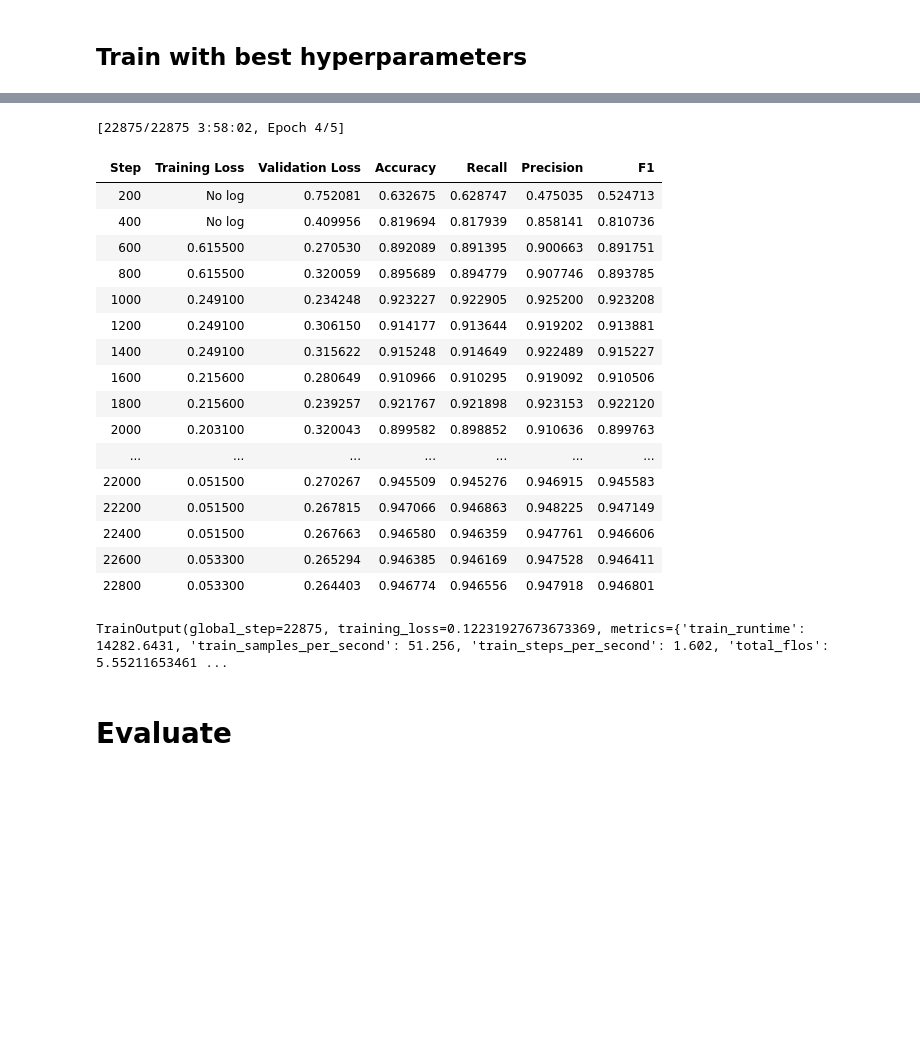
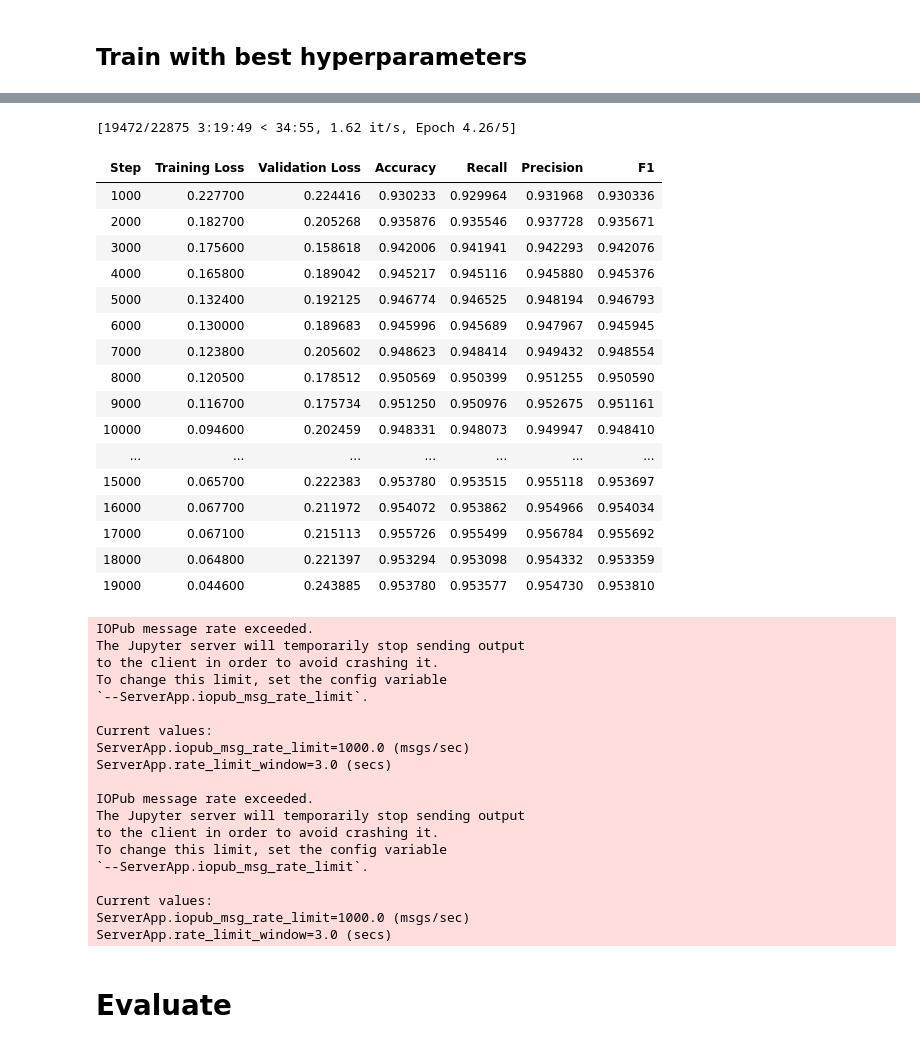
Before and after one commit to boeyjw/KCL-MScAI-FactChecking-Code, a Jupyter notebook: nb/05_Model_Training/12_CPURE-FEVER_xlnet-doc.ipynb, the cells around one changed output, grey strips where cells are left out. Drawn from its saved outputs; the diff is of its cells as text; code cells hidden in the pictures; blank space fills up the shorter version.

```diff
--- a/nb/05_Model_Training/12_C-FEVER_xlnet-doc.ipynb
+++ b/nb/05_Model_Training/12_CPURE-FEVER_xlnet-doc.ipynb
@@ -62,7 +62,7 @@ tokenizer = AutoTokenizer.from_pretrained(model_checkpoint, do_lower_case=True)
 data_collator = DataCollatorWithPadding(tokenizer=tokenizer)
 
 def preprocess(examples):
-    return tokenizer(examples["evidence"], examples["claim"])
+    return tokenizer(examples["evidence"], examples["claim"], max_length=1024, truncation="only_first")
 
 def compute_metrics(eval_pred):
     logits, labels = eval_pred
@@ -269,9 +269,9 @@ training_args = TrainingArguments(
     model_store_path,
     overwrite_output_dir=True,
     evaluation_strategy = "steps",
-    eval_steps=eval_steps,
+    eval_steps=1000,
     save_strategy="steps",
-    save_steps=save_steps,
+    save_steps=1000,
     save_total_limit=5,
     learning_rate=learning_rate,
     per_device_train_batch_size=per_device_train_batch_size,
@@ -299,7 +299,10 @@ trainer = Trainer(
     compute_metrics=compute_metrics
 )
 
-for n, v in best_run.hyperparameters.items():
+# for n, v in best_run.hyperparameters.items():
+#     setattr(trainer.args, n, v)
+
+for n, v in {'learning_rate': 3e-05, 'num_train_epochs': 5}.items():
     setattr(trainer.args, n, v)
 
 trainer.train()
@@ -317,22 +321,40 @@ You should probably TRAIN this model on a down-stream task to be able to use it
-[22875/22875 3:58:02, Epoch 4/5]
+[19472/22875 3:19:49 < 34:55, 1.62 it/s, Epoch 4.26/5]
 | Step | Training Loss | Validation Loss | Accuracy | Recall | Precision | F1 |
-| 200 | No log | 0.752081 | 0.632675 | 0.628747 | 0.475035 | 0.524713 |
-| 400 | No log | 0.409956 | 0.819694 | 0.817939 | 0.858141 | 0.810736 |
-| 600 | 0.615500 | 0.270530 | 0.892089 | 0.891395 | 0.900663 | 0.891751 |
-| 800 | 0.615500 | 0.320059 | 0.895689 | 0.894779 | 0.907746 | 0.893785 |
-| 1000 | 0.249100 | 0.234248 | 0.923227 | 0.922905 | 0.925200 | 0.923208 |
-| 1200 | 0.249100 | 0.306150 | 0.914177 | 0.913644 | 0.919202 | 0.913881 |
-| 1400 | 0.249100 | 0.315622 | 0.915248 | 0.914649 | 0.922489 | 0.915227 |
-| 1600 | 0.215600 | 0.280649 | 0.910966 | 0.910295 | 0.919092 | 0.910506 |
-| 1800 | 0.215600 | 0.239257 | 0.921767 | 0.921898 | 0.923153 | 0.922120 |
-| 2000 | 0.203100 | 0.320043 | 0.899582 | 0.898852 | 0.910636 | 0.899763 |
+| 1000 | 0.227700 | 0.224416 | 0.930233 | 0.929964 | 0.931968 | 0.930336 |
+| 2000 | 0.182700 | 0.205268 | 0.935876 | 0.935546 | 0.937728 | 0.935671 |
+| 3000 | 0.175600 | 0.158618 | 0.942006 | 0.941941 | 0.942293 | 0.942076 |
+| 4000 | 0.165800 | 0.189042 | 0.945217 | 0.945116 | 0.945880 | 0.945376 |
+| 5000 | 0.132400 | 0.192125 | 0.946774 | 0.946525 | 0.948194 | 0.946793 |
+| 6000 | 0.130000 | 0.189683 | 0.945996 | 0.945689 | 0.947967 | 0.945945 |
+| 7000 | 0.123800 | 0.205602 | 0.948623 | 0.948414 | 0.949432 | 0.948554 |
+| 8000 | 0.120500 | 0.178512 | 0.950569 | 0.950399 | 0.951255 | 0.950590 |
+| 9000 | 0.116700 | 0.175734 | 0.951250 | 0.950976 | 0.952675 | 0.951161 |
+| 10000 | 0.094600 | 0.202459 | 0.948331 | 0.948073 | 0.949947 | 0.948410 |
 | ... | ... | ... | ... | ... | ... | ... |
-| 22000 | 0.051500 | 0.270267 | 0.945509 | 0.945276 | 0.946915 | 0.945583 |
-| 22200 | 0.051500 | 0.267815 | 0.947066 | 0.946863 | 0.948225 | 0.947149 |
-| 22400 | 0.051500 | 0.267663 | 0.946580 | 0.946359 | 0.947761 | 0.946606 |
-| 22600 | 0.053300 | 0.265294 | 0.946385 | 0.946169 | 0.947528 | 0.946411 |
-| 22800 | 0.053300 | 0.264403 | 0.946774 | 0.946556 | 0.947918 | 0.946801 |
+| 15000 | 0.065700 | 0.222383 | 0.953780 | 0.953515 | 0.955118 | 0.953697 |
+| 16000 | 0.067700 | 0.211972 | 0.954072 | 0.953862 | 0.954966 | 0.954034 |
+| 17000 | 0.067100 | 0.215113 | 0.955726 | 0.955499 | 0.956784 | 0.955692 |
+| 18000 | 0.064800 | 0.221397 | 0.953294 | 0.953098 | 0.954332 | 0.953359 |
+| 19000 | 0.044600 | 0.243885 | 0.953780 | 0.953577 | 0.954730 | 0.953810 |
-TrainOutput(global_step=22875, training_loss=0.12231927673673369, metrics={'train_runtime': 14282.6431, 'train_samples_per_second': 51.256, 'train_steps_per_second': 1.602, 'total_flos': 5.55211653461 ...
+IOPub message rate exceeded.
+The Jupyter server will temporarily stop sending output
+to the client in order to avoid crashing it.
+To change this limit, set the config variable
+`--ServerApp.iopub_msg_rate_limit`.
+
+Current values:
+ServerApp.iopub_msg_rate_limit=1000.0 (msgs/sec)
+ServerApp.rate_limit_window=3.0 (secs)
+
+IOPub message rate exceeded.
+The Jupyter server will temporarily stop sending output
+to the client in order to avoid crashing it.
+To change this limit, set the config variable
+`--ServerApp.iopub_msg_rate_limit`.
+
+Current values:
+ServerApp.iopub_msg_rate_limit=1000.0 (msgs/sec)
+ServerApp.rate_limit_window=3.0 (secs)
 # %%
 trainer.save_model(model_store_path.parent / (model_store_path.stem + ".out"))
 # %% [markdown]
```
Also changed, not shown: parts of 6 cells of this notebook, 24 other files.
